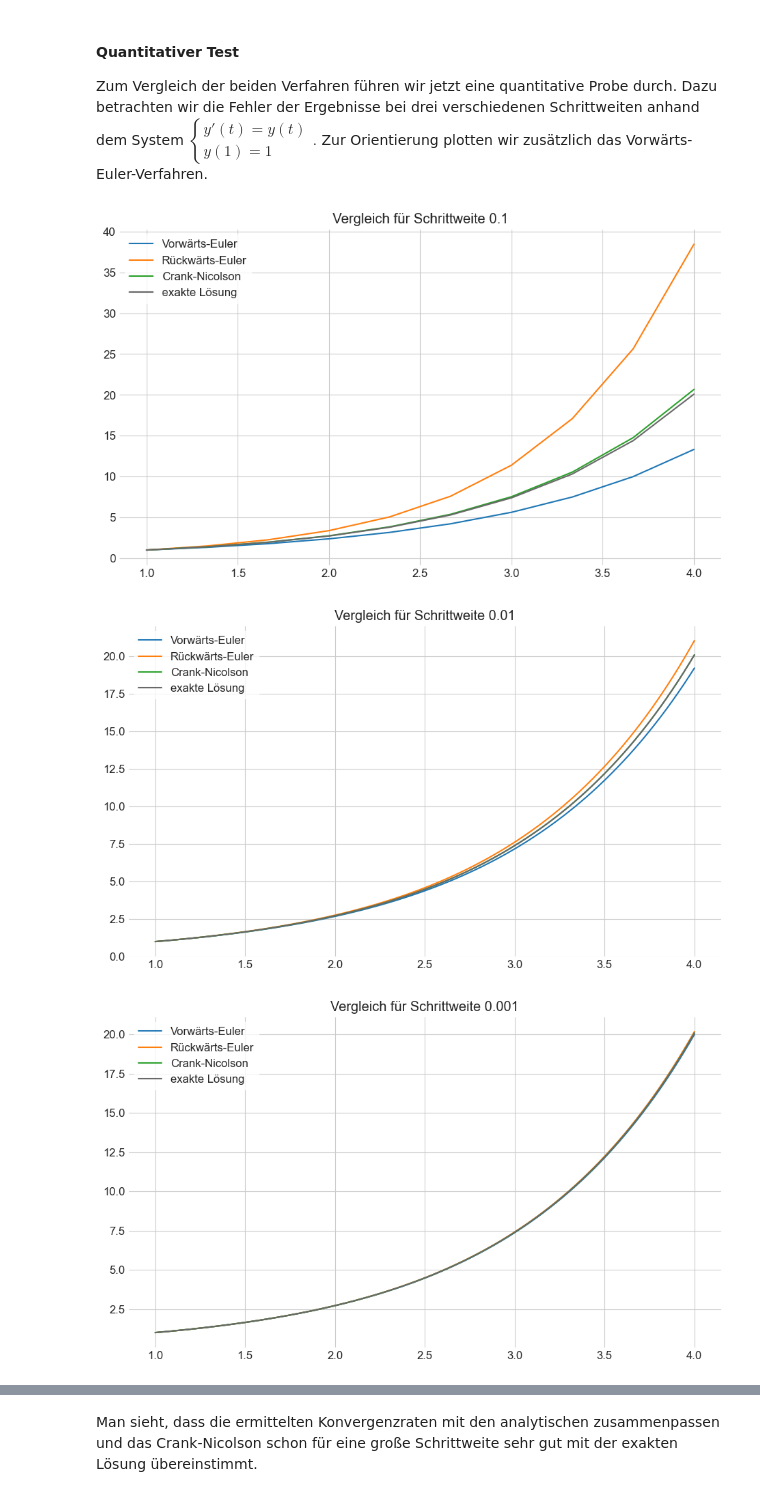
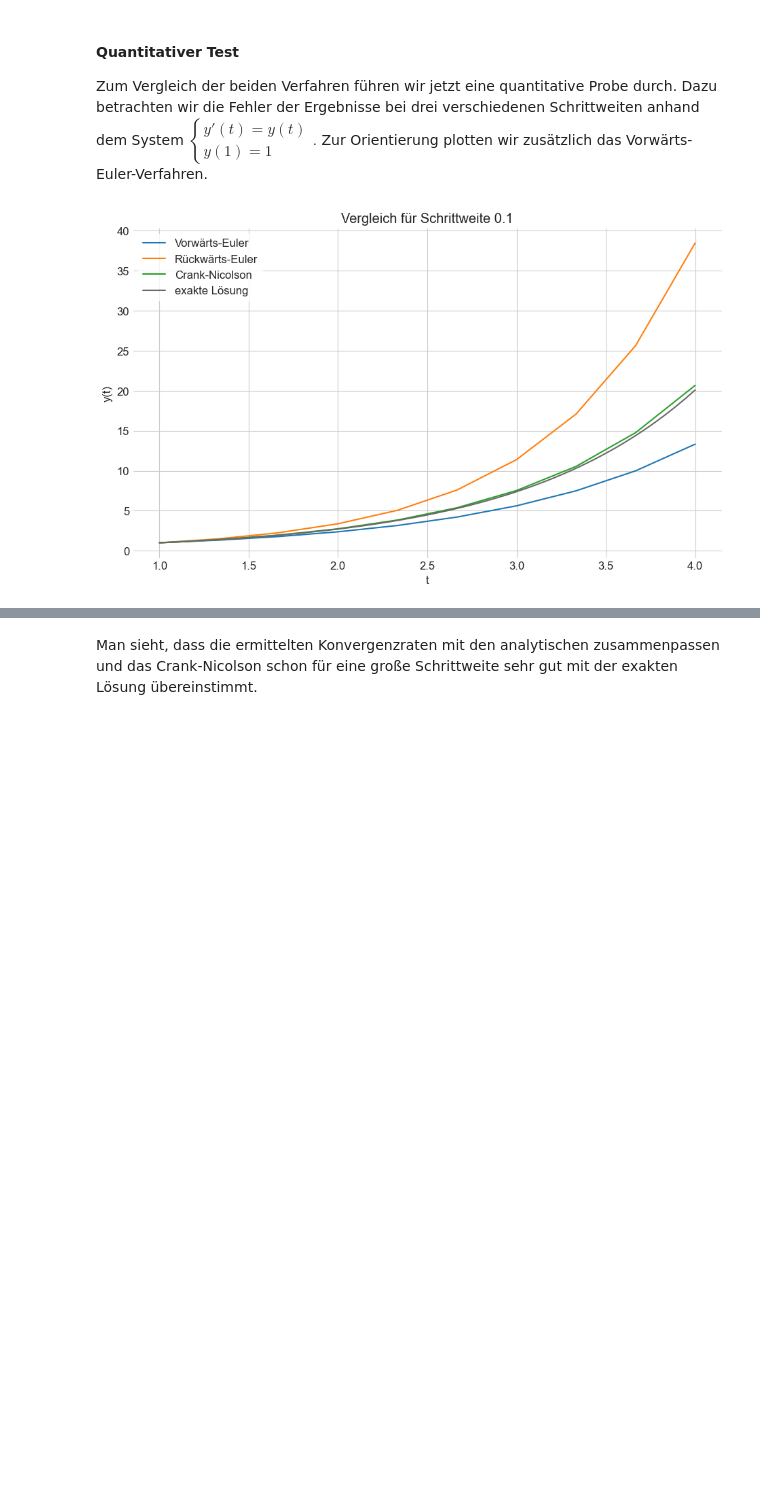
Before and after one commit to maxstollmayer/NuMeDiffG, a Jupyter notebook: Aufgabenblatt 3/Aufgabenblatt 3 Lösung.ipynb, the cells around one changed output, grey strips where cells are left out. Saved outputs shown, nothing was run; the diff lists cells and outputs as text; code cells hidden in the pictures; blank space fills up the shorter version.

```diff
--- a/Aufgabenblatt 3/Aufgabenblatt 3 Lösung.ipynb
+++ b/Aufgabenblatt 3/Aufgabenblatt 3 Lösung.ipynb
@@ -108,8 +108,8 @@ def fixedPointIter(f, x0, *args, tol=1e-8, iters=10000):
             return x[i+1]
 
     else:
-        print(f"Fixed-point iteration did not converge in {iters} iterations. Returned initial value.")
-        return x0
+        print(f"Fixed-point iteration did not converge in {iters} iterations. Returned last value.")
+        return x[i+1]
 # %%
 def backwardEuler(f, y0, t, tol=1e-8, iters=10000):
     '''
@@ -159,7 +159,7 @@ def CrankNicolson(f, y0, t, tol=1e-8, iters=10000):
         h = t[n+1] - t[n]
 
         def g(x):
-            return y[n] + h/2 * (f(t[n], y[n]) + f(t[n+1], x))
+            return y[n] + h * (f(t[n], y[n]) + f(t[n+1], x)) / 2
 
         y[n+1] = fixedPointIter(g, y[n], tol=tol, iters=iters)
 
@@ -192,43 +192,28 @@ Zum Vergleich der beiden Verfahren führen wir jetzt eine quantitative Probe dur
 # %%
 def f(t, y):
     return y
 
 def exact(t):
     return np.exp(t-1)
 
-def error(exact_vals, approx_vals):
-    '''Maxmimum norm'''
-    return max(np.abs(exact_vals - approx_vals).flatten())
+y0 = 1
+N = 10
+t = np.linspace(1, 4, N)
 
-def order(errors):
-    '''Approximation of order of convergence'''
-    return np.log(errors[-1] / errors[0]) / np.log(steps[0] / steps[-1])
+y1 = forwardEuler(f, y0, t)
+y2 = backwardEuler(f, y0, t)
+y3 = CrankNicolson(f, y0, t)
 
-y0 = 1
-steps = 10**np.arange(1, 4)
+plt.plot(t, y1, label="Vorwärts-Euler")
+plt.plot(t, y2, label="Rückwärts-Euler")
+plt.plot(t, y3, label="Crank-Nicolson")
 
-errors1 = errors2 = errors3 = ()
-
-for k, N in enumerate(steps):
-    t = np.linspace(1, 4, N)
-
-    y1 = forwardEuler(f, y0, t)
-    y2 = backwardEuler(f, y0, t)
-    y3 = CrankNicolson(f, y0, t)
-
-    errors1 += (error(exact(t), y1),)
-    errors2 += (error(exact(t), y2),)
-    errors3 += (error(exact(t), y3),)
-
-    plt.plot(t, y1, label="Vorwärts-Euler")
-    plt.plot(t, y2, label="Rückwärts-Euler")
-    plt.plot(t, y3, label="Crank-Nicolson")
-
-    plt.plot(t, exact(t), color="dimgray", label="exakte Lösung")
-    plt.title(f"Vergleich für Schrittweite {1/N}")
-    plt.legend()
-    plt.show()
+x = np.linspace(1, 4, 100)
+plt.plot(x, exact(x), color="dimgray", label="exakte Lösung")
+plt.title(f"Vergleich für Schrittweite {1/N}")
+plt.xlabel("t")
+plt.ylabel("y(t)")
+plt.legend()
+plt.show()
 # %% [output]
-[figure, old version]
+[figure, new version]
-[figure, removed]
-[figure, removed]
```
Also changed, not shown: parts of 3 cells of this notebook, 12 other files.
